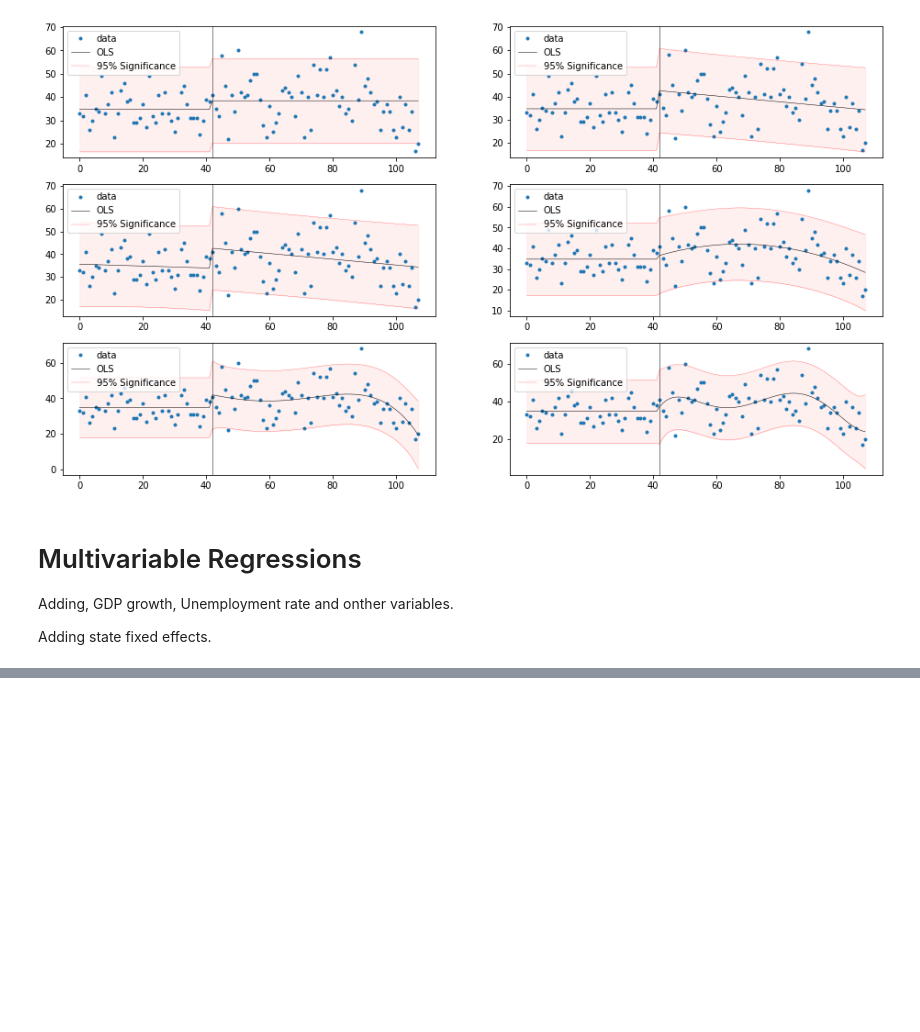
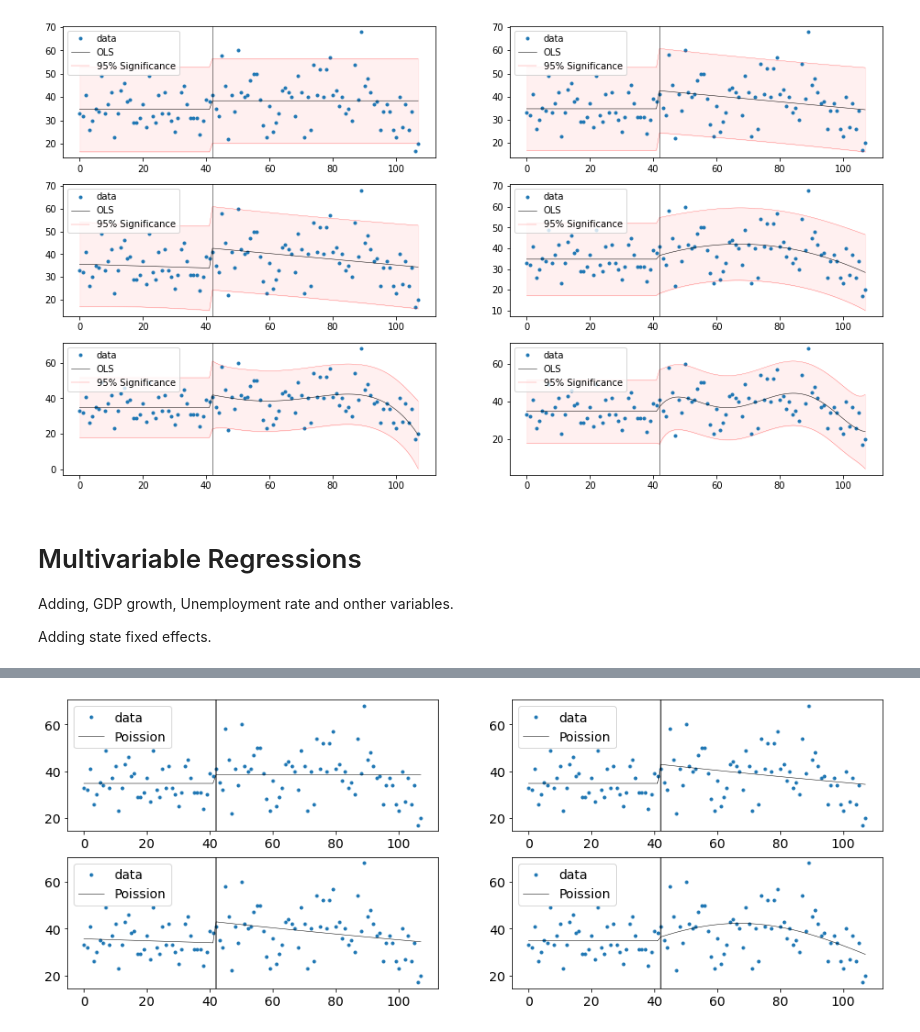
Before and after one commit to caxaxa/PhD_Empirics, a Jupyter notebook: Data_Analysis.ipynb, the cells around one changed output, grey strips where cells are left out. Cells and saved outputs as stored; diff of their text form; code cells hidden in the pictures; blank space fills up the shorter version.

```diff
--- a/Data_Analysis.ipynb
+++ b/Data_Analysis.ipynb
@@ -497,0 +503,9 @@ fig.savefig('emp3.pdf')
+# %%
+#  Corruption
+results1 = sm.Poisson(mdf['offences'], mdf[['cons','dummy']]).fit()
+results2 = sm.Poisson(mdf['offences'], mdf[['cons','dummy','t2']]).fit()
+results3 = sm.Poisson(mdf['offences'], mdf[['cons','dummy','t1','t2']]).fit()
+results4 = sm.Poisson(mdf['offences'], mdf[['cons','dummy','t2','s2']]).fit()
+stargazer = Stargazer([results1, results2,results3,results4])
+stargazer.covariate_order(['cons','dummy','t2','s2'])
+HTML(stargazer.render_html())
@@ -497,0 +541,17 @@ fig.savefig('emp3.pdf')
+# %%
+
+fig = plt.figure(figsize=(16,9))
+
+result_list = [results1,results2,results3,results4]
+theta = intervention
+
+for i in range(len(result_list)):
+  plt.subplot(3,2,i+1)
+  plt.plot( mdf['t1'], mdf['offences'], '.',lw=1)
+  plt.plot(mdf['t1'],np.exp(result_list[i].fittedvalues), 'k-', lw=0.5)
+  plt.axvline(theta, color='black', lw=2, alpha=0.5)
+  plt.legend(('data','Poission'),loc=2)
+
+plt.show()
+# %% [output]
+[figure, added]
```
Also changed, not shown: parts of 14 cells of this notebook.
